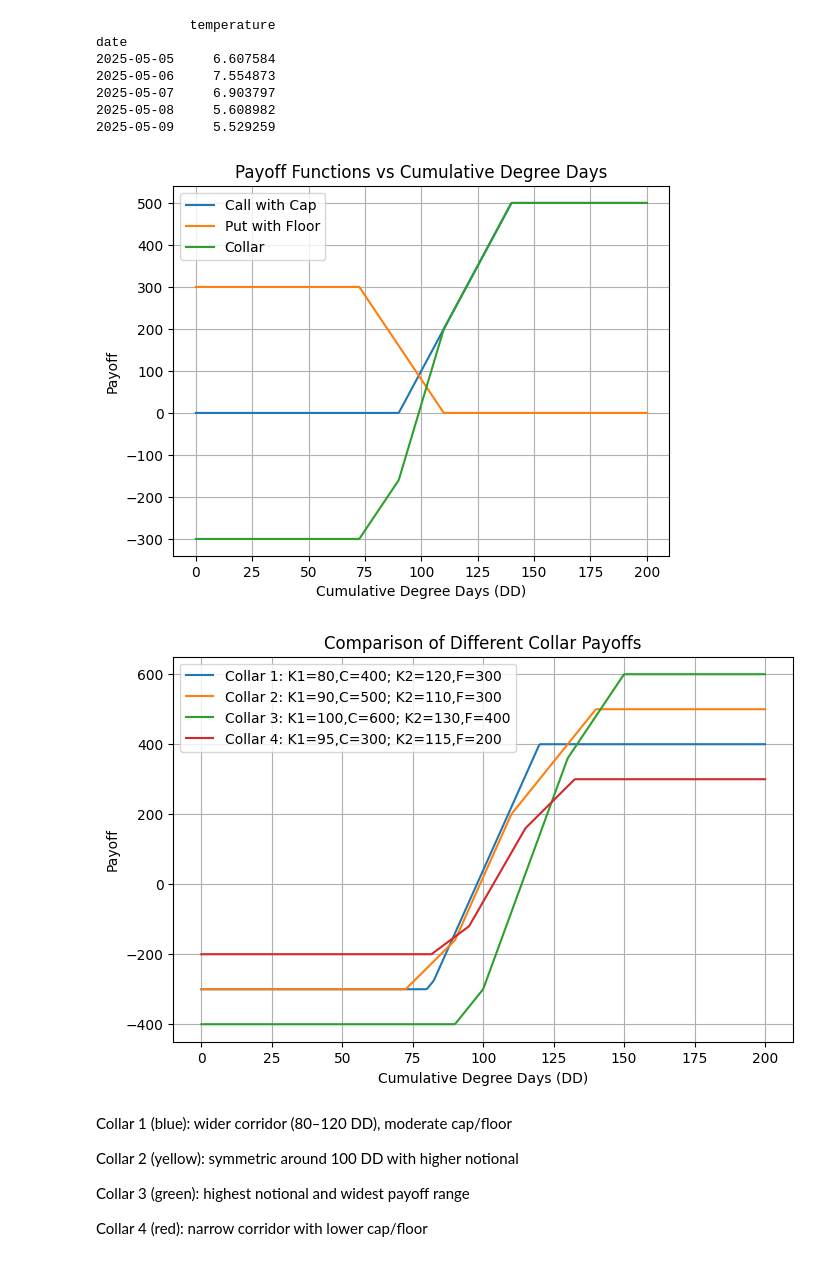
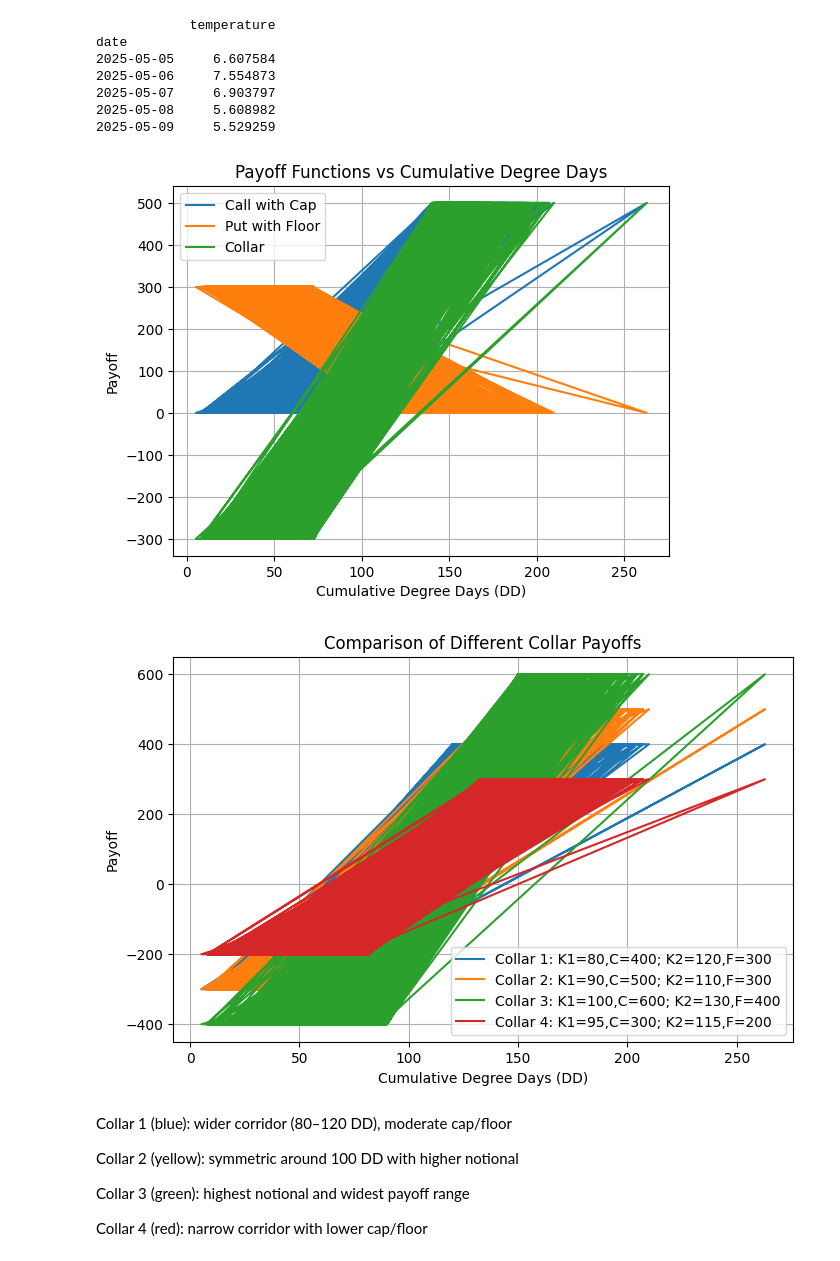
Before and after one commit to GiorgioCampo/CF_Assignment2, a Jupyter notebook: main.ipynb, the cells around one changed output. Saved outputs shown, nothing was run; the diff lists cells and outputs as text; code cells hidden in the pictures.

Commit message:
pending to plot better the DD

```diff
--- a/main.ipynb
+++ b/main.ipynb
@@ -598,6 +602,19 @@ def collar(DD, K1, alpha, C, K2, beta, F):
 # %%
 # suppose you have a NumPy array of cumulative DD for M simulations:
 DD_sim = np.random.normal(100, 20, size=10000)  # example
+
+
+
+def compute_degree_days(temp_series, base_temp=18):
+    """Computes cooling degree days (CDD) for a temperature series."""
+    return np.maximum(temp_series - base_temp, 0)
+
+# --- Compute CDDs and cumulative DD ---
+sim_df["degree_days"] = compute_degree_days(sim_df["temperature"], base_temp=18)
+sim_df["cumulative_DD"] = sim_df.groupby("path")["degree_days"].cumsum()
+
+# Use final cumulative DD per path
+DD_sim = sim_df.groupby("path")["cumulative_DD"].last().values
 
 # price a call with strike K=90, alpha=10 €/DD, cap C=500 €
 call_payoffs = call_with_cap(DD_sim, K=90, alpha=10, C=500)
@@ -625,7 +642,8 @@ def collar(DD, K1, alpha, C, K2, beta, F):
     return call_payoff - put_payoff
 
 # Generate DD range and compute payoffs
-DD_range = np.linspace(0, 200, 500)
+#DD_range = np.linspace(0, 200, 500)
+DD_range = DD_sim
 call_payoffs = call_with_cap(DD_range, 90, 10, 500)
 put_payoffs = put_with_floor(DD_range, 110, 8, 300)
 collar_payoffs = collar(DD_range, 90, 10, 500, 110, 8, 300)
@@ -642,39 +660,39 @@ plt.legend()
 plt.grid(True)
 plt.show()
 # %% [output]
-[figure, old version]
+[figure, new version]
 # %%
 # Generate a range of cumulative degree days (DD)
-DD_range = np.linspace(0, 200, 500)
+#DD_range = np.linspace(0, 200, 500)
 
 # Define different collar parameter sets
 collar_params = [
     {"K1": 80, "alpha": 10, "C": 400, "K2": 120, "beta": 8, "F": 300},
     {"K1": 90, "alpha": 10, "C": 500, "K2": 110, "beta": 8, "F": 300},
     {"K1": 100, "alpha": 12, "C": 600, "K2": 130, "beta": 10, "F": 400},
     {"K1": 95, "alpha": 8, "C": 300, "K2": 115, "beta": 6, "F": 200},
 ]
 
 # Compute and plot each collar
 plt.figure(figsize=(8, 5))
 for i, params in enumerate(collar_params, 1):
     payoffs = collar(
         DD_range,
         params["K1"], params["alpha"], params["C"],
         params["K2"], params["beta"], params["F"]
     )
     label = (f"Collar {i}: K1={params['K1']},C={params['C']}; "
              f"K2={params['K2']},F={params['F']}")
     plt.plot(DD_range, payoffs, label=label)
 
 plt.title("Comparison of Different Collar Payoffs")
 plt.xlabel("Cumulative Degree Days (DD)")
 plt.ylabel("Payoff")
 plt.legend()
 plt.grid(True)
 plt.show()
 # %% [output]
-[figure, old version]
+[figure, new version]
 # %% [markdown]
 Collar 1 (blue): wider corridor (80–120 DD), moderate cap/floor
 
```
Also changed, not shown: parts of 14 cells of this notebook.
